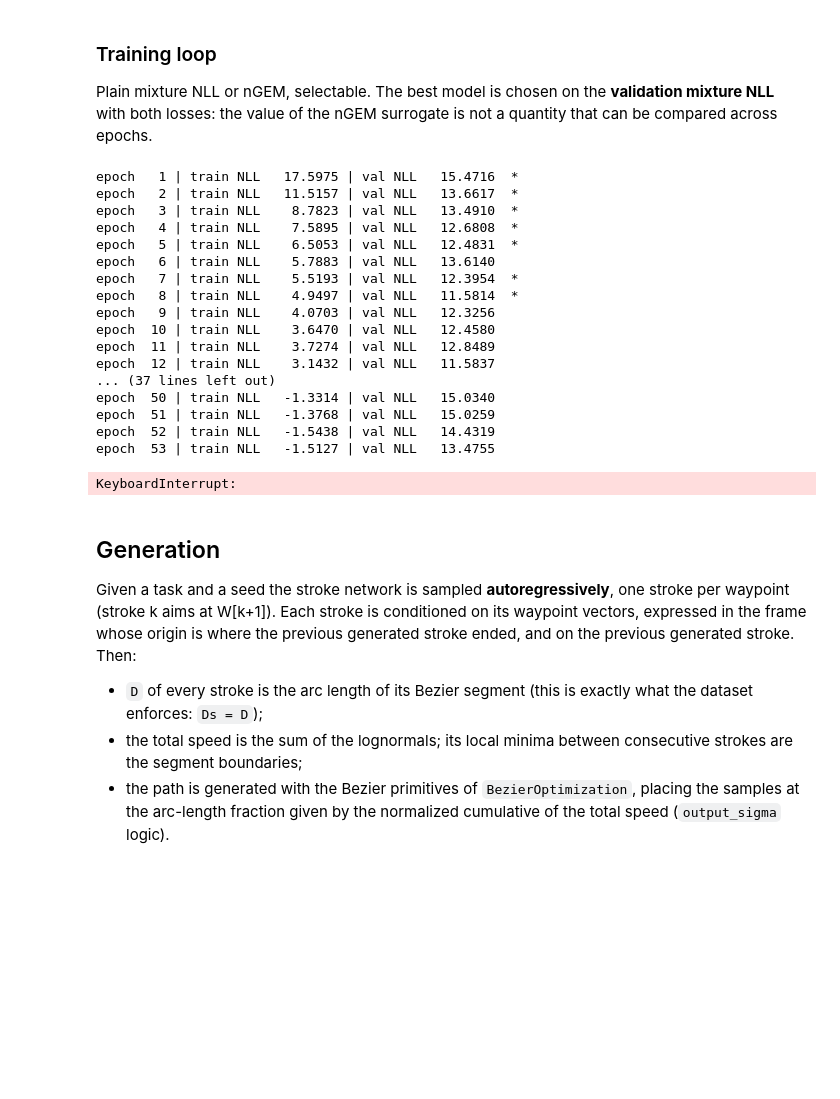
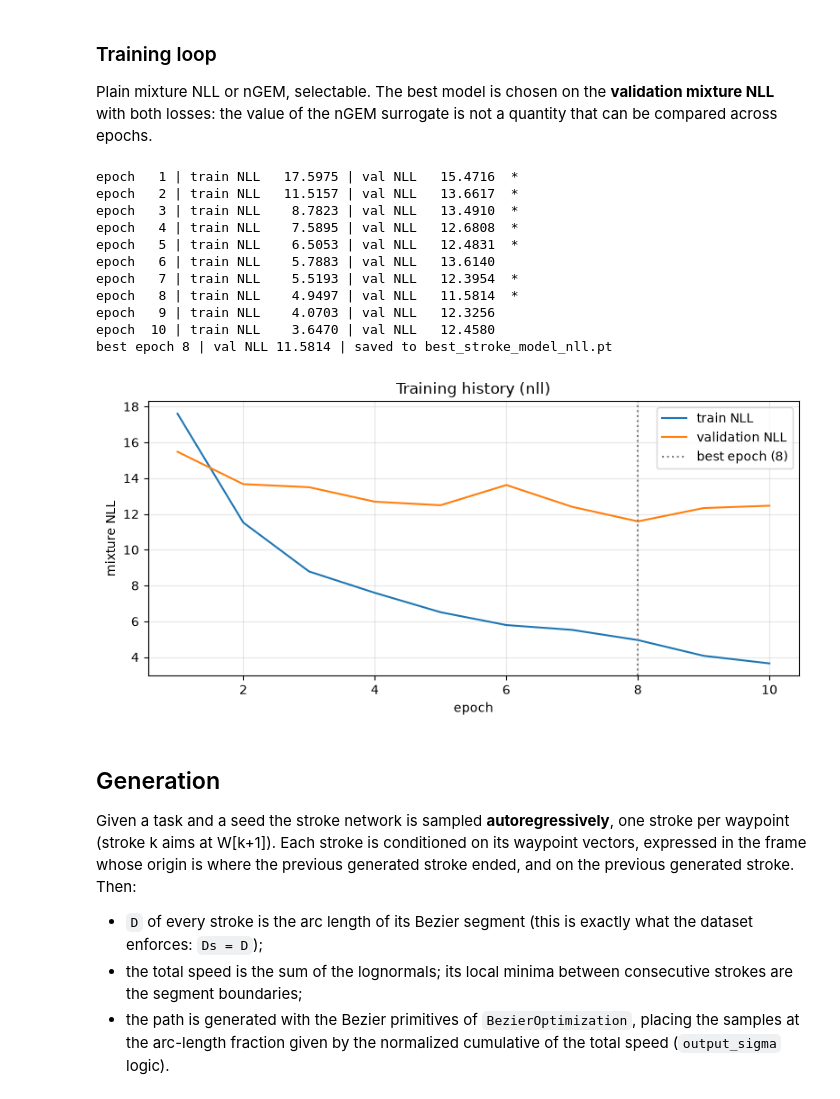
Before and after one commit to Dacu02/master_thesis_data_analysis, a Jupyter notebook: data/framework/network_model.ipynb, the cells around one changed output. Saved outputs shown, nothing was run; the diff lists cells and outputs as text; code cells hidden in the pictures; blank space fills up the shorter version.

```diff
--- a/data/framework/network_model.ipynb
+++ b/data/framework/network_model.ipynb
@@ -1001,35 +1001,29 @@ def plot_history(history, title=None):
     plt.show()
 # %%
 LOSS = "nll"        # "nll": plain mixture NLL | "ngem": natural-gradient EM surrogate
-EPOCHS = 100
+EPOCHS = 10
 LR = 1e-3
 NGEM_KWARGS = dict(fisher_mode="closed_form", natural_mixing=True, pi_floor=1e-4)   # used only if LOSS == "ngem"
 CKPT_PATH = f"best_stroke_model_{LOSS}.pt"
 
 set_seed(0)
 model = build_model()
 history = train_model(model, train_loader, val_loader, stats, loss_name=LOSS, epochs=EPOCHS, lr=LR,
                       ngem_kwargs=NGEM_KWARGS, ckpt_path=CKPT_PATH)
 plot_history(history, title=f"Training history ({LOSS})")
 # %% [output]
 epoch   1 | train NLL   17.5975 | val NLL   15.4716  *
 epoch   2 | train NLL   11.5157 | val NLL   13.6617  *
 epoch   3 | train NLL    8.7823 | val NLL   13.4910  *
 epoch   4 | train NLL    7.5895 | val NLL   12.6808  *
 epoch   5 | train NLL    6.5053 | val NLL   12.4831  *
 epoch   6 | train NLL    5.7883 | val NLL   13.6140
 epoch   7 | train NLL    5.5193 | val NLL   12.3954  *
 epoch   8 | train NLL    4.9497 | val NLL   11.5814  *
 epoch   9 | train NLL    4.0703 | val NLL   12.3256
 epoch  10 | train NLL    3.6470 | val NLL   12.4580
-epoch  11 | train NLL    3.7274 | val NLL   12.8489
-epoch  12 | train NLL    3.1432 | val NLL   11.5837
-... (37 lines left out)
-epoch  50 | train NLL   -1.3314 | val NLL   15.0340
-epoch  51 | train NLL   -1.3768 | val NLL   15.0259
-epoch  52 | train NLL   -1.5438 | val NLL   14.4319
-epoch  53 | train NLL   -1.5127 | val NLL   13.4755
+best epoch 8 | val NLL 11.5814 | saved to best_stroke_model_nll.pt
-KeyboardInterrupt:
+[figure, added]
 # %% [markdown]
 ## Generation
 
```
Also changed, not shown: parts of 2 cells of this notebook, 4 other files.
